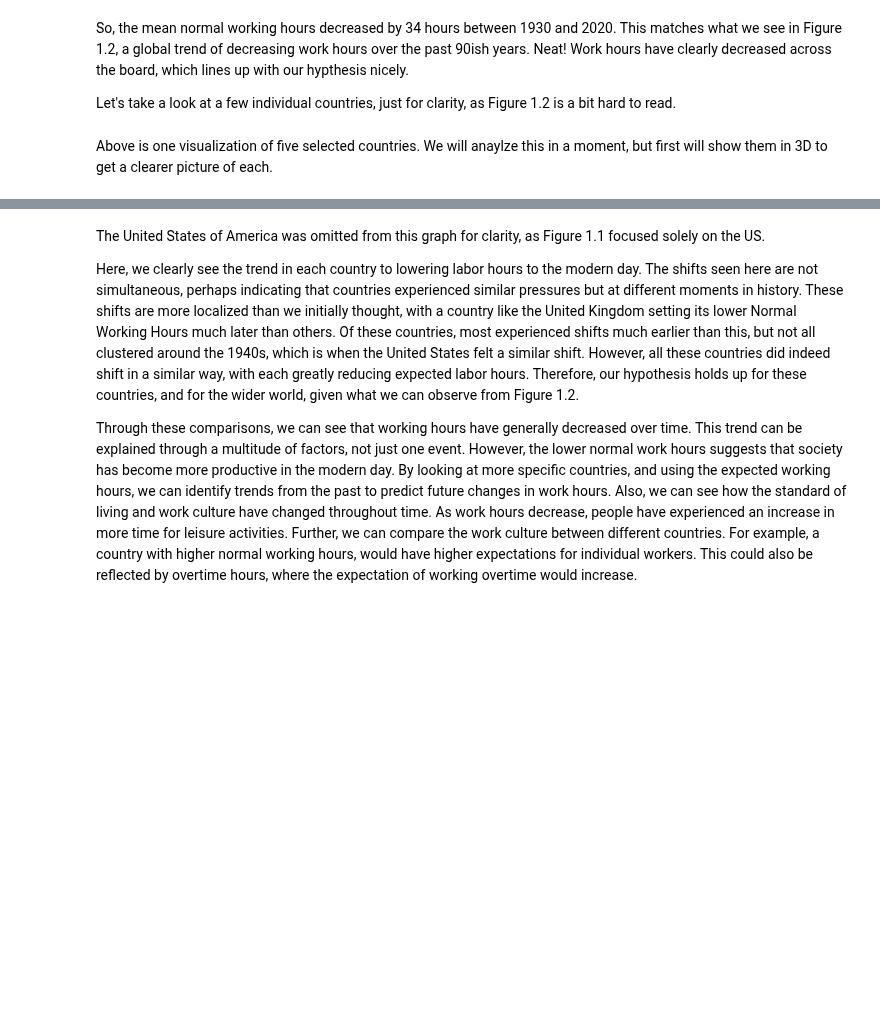
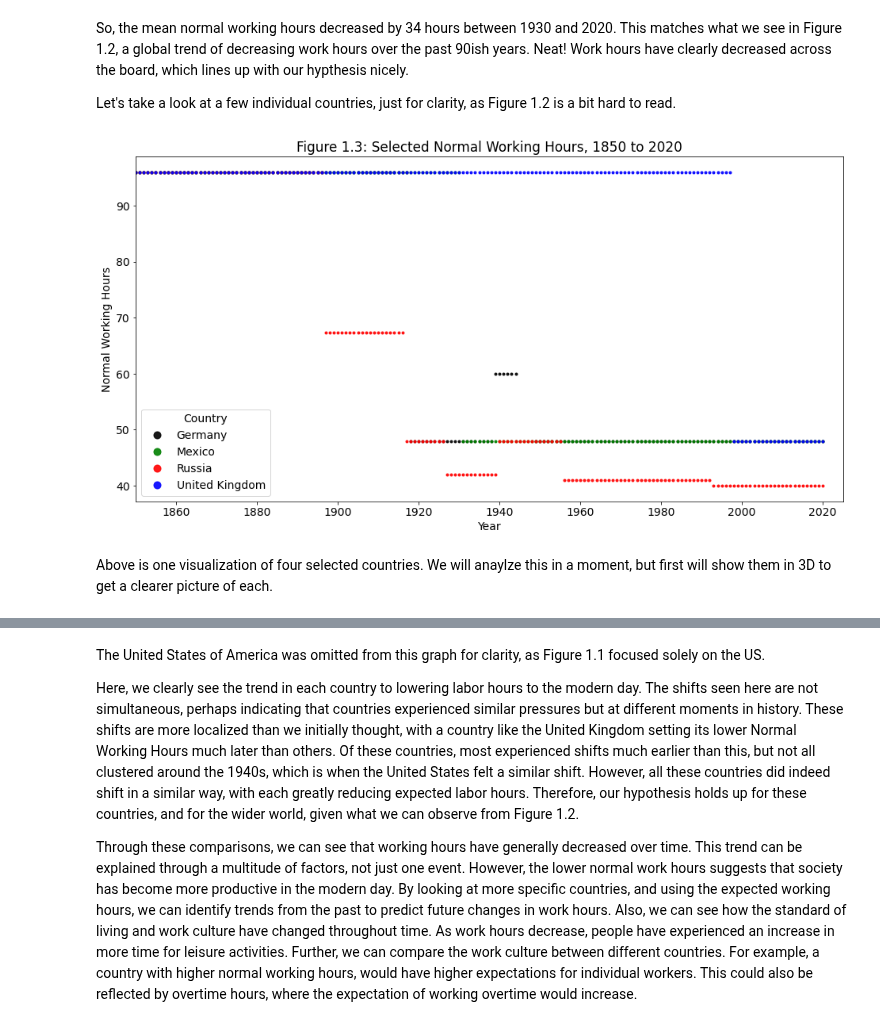
Before and after one commit to trevor-moss/ek121_finalProj, a Jupyter notebook: submission_format.ipynb, the cells around one changed output, grey strips where cells are left out. Drawn from its saved outputs; the diff is of its cells as text; code cells hidden in the pictures; blank space fills up the shorter version.

```diff
--- a/submission_format.ipynb
+++ b/submission_format.ipynb
@@ -118,22 +124,22 @@ So, the mean normal working hours decreased by 34 hours between 1930 and 2020. T
 Let's take a look at a few individual countries, just for clarity, as Figure 1.2 is a bit hard to read.
 # %%
 # Plot 1.3
-#look at fewer countries here to illustrate a sort of trend more simply (like 4-6 countries)
 
-df_select = df.loc[df['country_name'].isin(['United States of America', 'Mexico', 'Russia', 'Germany', 'United Kingdom'])]
-#df_select = df.loc[df['country_name'].isin(['United Kingdom'])]
+df_select = df.loc[df['country_name'].isin(['Mexico', 'Russia', 'Germany', 'United Kingdom'])]
 
-pd.pivot_table(df_select.reset_index(), index='year', columns='country_name', values='normalhours').plot(alpha=0.4, linestyle='None', marker='.')
+pd.pivot_table(df_select.reset_index(), index='year', columns='country_name', values='normalhours').plot(alpha=0.9, linestyle='None', marker='.', color=['k', 'g', 'r', 'b'])
 
 plt.xlabel('Year')
 plt.ylabel('Normal Working Hours')
 plt.title('Figure 1.3: Selected Normal Working Hours, 1850 to 2020')
 plt.xlim(1850, 2025)
 plt.legend(title="Country", loc='lower left', markerscale= 3)
 
 plt.show()
+# %% [output]
+[figure, added]
 # %% [markdown]
-Above is one visualization of five selected countries. We will anaylze this in a moment, but first will show them in 3D to get a clearer picture of each.
+Above is one visualization of four selected countries. We will anaylze this in a moment, but first will show them in 3D to get a clearer picture of each.
 # %%
 # Plot 1.3.1 (3D)
 # Reference 6, extrapolated to .scatterplot
```
Also changed, not shown: parts of 11 cells of this notebook.
